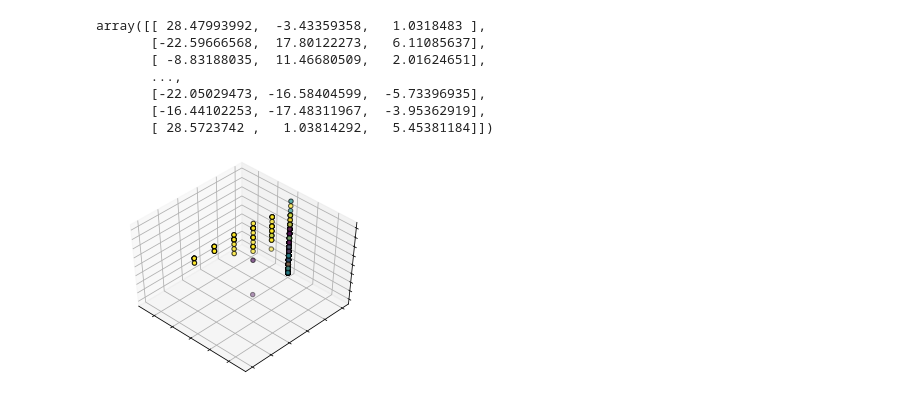
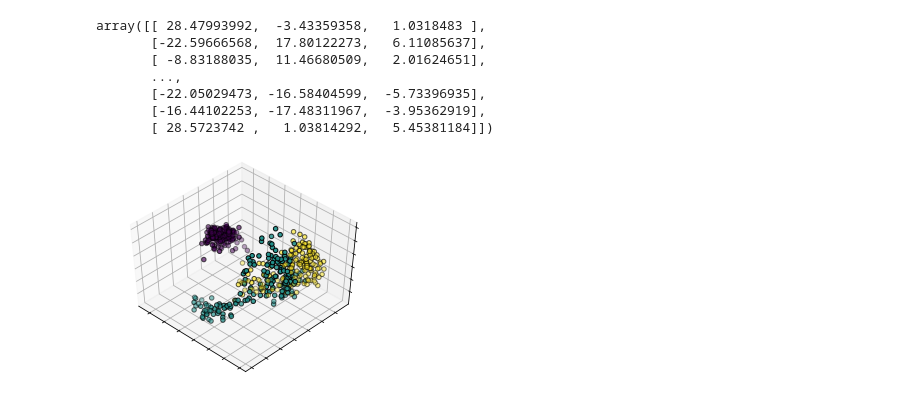
Before and after one commit to Viggochang/1st-DL-CVMarathon-, a Jupyter notebook: Day_059_HW.ipynb, the cells around one changed output. Saved outputs shown, nothing was run; the diff lists cells and outputs as text; code cells hidden in the pictures.

```diff
--- a/Day_059_HW.ipynb
+++ b/Day_059_HW.ipynb
@@ -25,18 +25,18 @@ array([[ 28.47993992,  -3.43359358,   1.0318483 ],
 # %%
 import numpy as np
 import matplotlib.pyplot as plt
 from mpl_toolkits.mplot3d import Axes3D
 
 fig = plt.figure(1, figsize=(4, 3))
 ax = Axes3D(fig, rect=[0, 0, .95, 1], elev=48, azim=134)
 
-yy = np.choose(y, [1, 2, 3]).astype(np.float)
-ax.scatter(X[:,0], X[:, 1], X[:, 2], c = yy, edgecolor='k')
+#yy = np.choose(y, [1, 2, 3]).astype(np.float)
+ax.scatter(X_pca[:,0], X_pca[:, 1], X_pca[:, 2], c = y, edgecolor='k')
 
 ax.w_xaxis.set_ticklabels([])
 ax.w_yaxis.set_ticklabels([])
 ax.w_zaxis.set_ticklabels([])
 
 plt.show()
 # %% [output]
-[figure, old version]
+[figure, new version]
```
